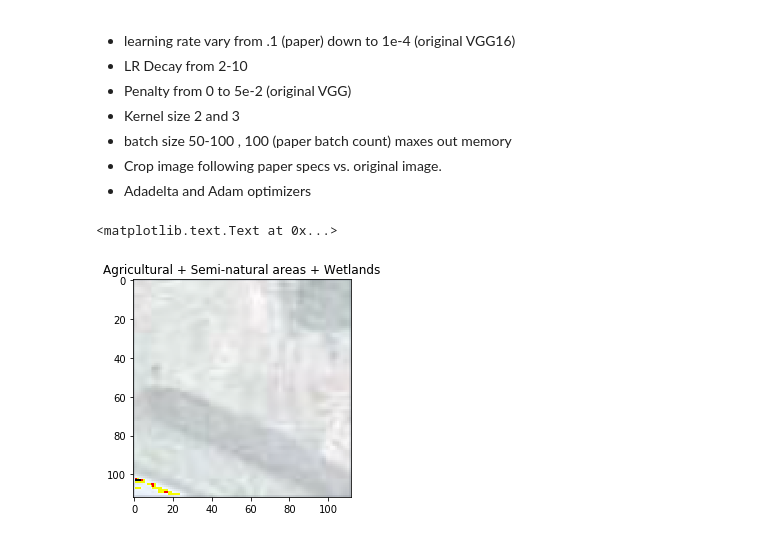
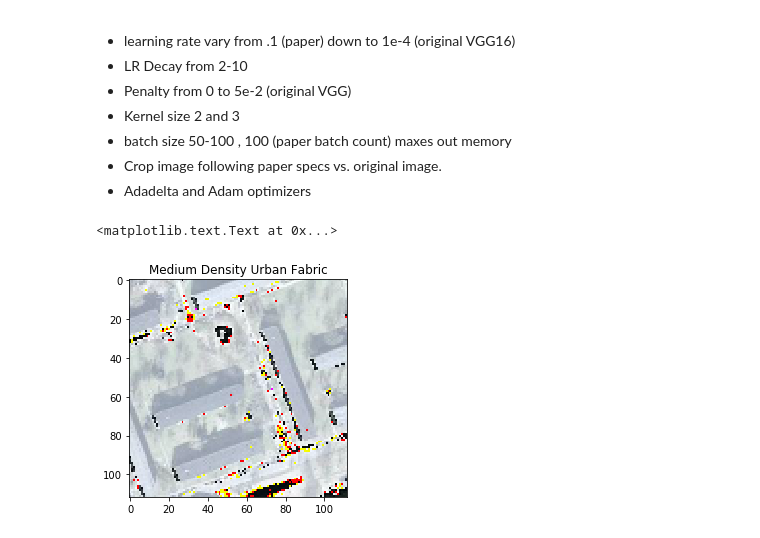
Before and after one commit to sar2160/ecbm4040-finalproject, a Jupyter notebook: CNN Project-Training.ipynb, the cells around one changed output. Drawn from its saved outputs; the diff is of its cells as text; code cells hidden in the pictures.

```diff
--- a/CNN Project-Training.ipynb
+++ b/CNN Project-Training.ipynb
@@ -52,7 +55,21 @@ Railways and associated land
 Sports and leisure facilities
 Water bodies'''.split("\n")
 
-classes = all_classes
+include_classes = ["Green urban areas",
+                       "Airports",
+                       "Forests",
+                       "Agricultural + Semi-natural areas + Wetlands",
+                       # "Railways and associated land",
+                       "High Density Urban Fabric",
+                        #"Mineral extraction and dump sites",
+                       "Medium Density Urban Fabric",
+                       "Low Density Urban Fabric",
+                       "Water bodies",
+                       "Sports and leisure facilities",
+                       "Industrial, commercial, public, military and private units"]
+
+
+classes = include_classes
 print(len(classes))
 
 class2label = {c:i for i,c in enumerate(classes)}
@@ -260,17 +258,17 @@ see here for weights and code
 * Adadelta and Adam optimizers
 # %%
 test_generator = generator_from_file('data/test.csv', image_generator= None, balance=False, \
-                        batch_size = 150, seed=26, new_img_shape= (112,112), \
+                        batch_size = 200, seed=26, new_img_shape= (112,112), \
                         class_dict=None, shuffle=True, channels="RGB",
-                        downsample=False, crop = 60, batch_type = None, one_hot = False)
+                        downsample=False, crop = None, batch_type = None, one_hot = False)
 
 test_set = next(test_generator)
 
 image =imshow(test_set[0][1,:,:,:])
 title(label2class[test_set[1][1]])
 # %% [output]
 <matplotlib.text.Text at 0x...>
-[figure, old version]
+[figure, new version]
 # %%
 ### Testing code
 tf.reset_default_graph()
```
Also changed, not shown: parts of 11 cells of this notebook, 2 other files.
